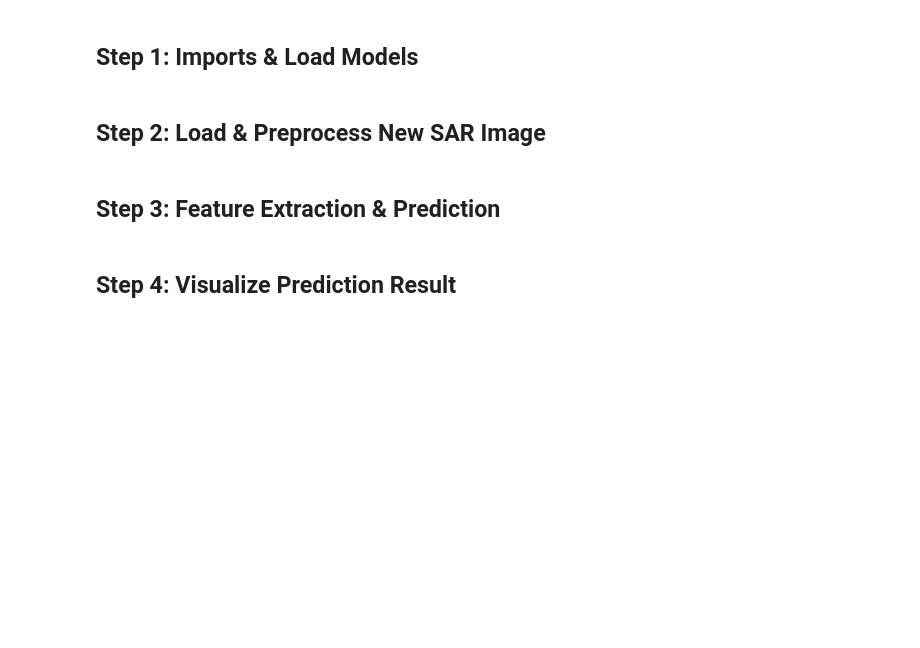
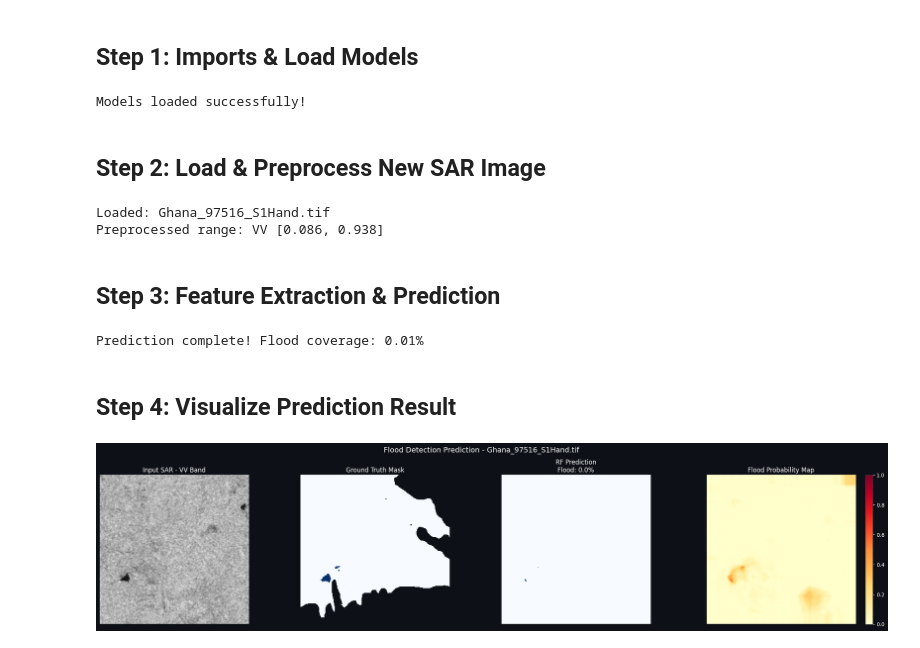
Before and after one commit to Impana2305/Sar-Spatiotemporal-Analysis, a Jupyter notebook: notebooks/05_prediction_pipeline.ipynb, the cells around one changed output. Cells and saved outputs as stored; diff of their text form; code cells hidden in the pictures; blank space fills up the shorter version.

```diff
--- a/notebooks/05_prediction_pipeline.ipynb
+++ b/notebooks/05_prediction_pipeline.ipynb
@@ -10,9 +10,11 @@ This notebook demonstrates the **complete inference pipeline** for flood detecti
 # %% [markdown]
 ## Step 1: Imports & Load Models
 # %%
-import os
-import sys
-sys.path.insert(0, '..')
+import os, sys
+# Set project root path cleanly
+ROOT_DIR = os.path.abspath('..') if os.path.exists('../config.json') else os.path.abspath('.')
+if ROOT_DIR not in sys.path:
+    sys.path.insert(0, ROOT_DIR)
 
 import numpy as np
 import matplotlib.pyplot as plt
@@ -24,6 +26,11 @@ from scipy.ndimage import uniform_filter
 from models import ConvAutoencoder
 from utils import set_seed, load_config
 
+config = load_config(os.path.join(ROOT_DIR, 'config.json'))
+set_seed(config['training']['seed'])
+device = torch.device('cuda' if torch.cuda.is_available() else 'cpu')
+TARGET_SIZE = tuple(config['data']['target_size'])
+
 plt.rcParams['figure.facecolor'] = '#0d1117'
 plt.rcParams['axes.facecolor'] = '#161b22'
 plt.rcParams['text.color'] = 'white'
@@ -31,32 +38,24 @@ plt.rcParams['axes.labelcolor'] = 'white'
 plt.rcParams['xtick.color'] = 'white'
 plt.rcParams['ytick.color'] = 'white'
 
-config = load_config('../config.json')
-set_seed(config['training']['seed'])
-device = torch.device('cuda' if torch.cuda.is_available() else 'cpu')
-TARGET_SIZE = tuple(config['data']['target_size'])
-
-# Load autoencoder
+models_dir = os.path.join(ROOT_DIR, 'models')
 autoencoder = ConvAutoencoder(dropout_rate=config['model']['dropout_rate']).to(device)
-autoencoder.load_state_dict(torch.load('../models/best_autoencoder.pth', weights_only=True))
+autoencoder.load_state_dict(torch.load(os.path.join(models_dir, 'best_autoencoder.pth'), weights_only=True))
 autoencoder.eval()
 
-# Load Random Forest
-rf_model = joblib.load('../models/random_forest.pkl')
-
+rf_model = joblib.load(os.path.join(models_dir, 'random_forest.pkl'))
 print('Models loaded successfully!')
-print(f'Target image size: {TARGET_SIZE}')
+# %% [output]
+Models loaded successfully!
 # %% [markdown]
 ## Step 2: Load & Preprocess New SAR Image
 # %%
-S1_DIR = '../' + config['data']['s1_dir']
-LABEL_DIR = '../' + config['data']['label_dir']
+S1_DIR = os.path.join(ROOT_DIR, config['data']['s1_dir'])
+LABEL_DIR = os.path.join(ROOT_DIR, config['data']['label_dir'])
 
-# Use a sample from the dataset for demonstration
 s1_files = sorted([f for f in os.listdir(S1_DIR) if f.endswith('.tif')])
 label_files = sorted([f for f in os.listdir(LABEL_DIR) if f.endswith('.tif')])
 
-# Use last image as 'new' unseen image
 test_s1_path   = os.path.join(S1_DIR, s1_files[-1])
 test_label_path = os.path.join(LABEL_DIR, label_files[-1])
 
@@ -66,7 +65,6 @@ with rasterio.open(test_label_path) as src:
     true_label = src.read(1).astype(np.float32)
 
 print(f'Loaded: {s1_files[-1]}')
-print(f'Raw shape: {raw_s1.shape}')
 
 def preprocess_sar(raw):
     vv = np.nan_to_num(raw[0], nan=-25.0)
@@ -79,62 +77,59 @@ def preprocess_sar(raw):
 
 preprocessed = preprocess_sar(raw_s1)
 print(f'Preprocessed range: VV [{preprocessed[0].min():.3f}, {preprocessed[0].max():.3f}]')
+# %% [output]
+Loaded: Ghana_97516_S1Hand.tif
+Preprocessed range: VV [0.086, 0.938]
 # %% [markdown]
 ## Step 3: Feature Extraction & Prediction
 # %%
-# Convert to tensor & resize
-img_tensor = torch.tensor(preprocessed, dtype=torch.float32).unsqueeze(0)  # [1, 2, H, W]
+img_tensor = torch.tensor(preprocessed, dtype=torch.float32).unsqueeze(0)
 img_resized = F.interpolate(img_tensor, size=TARGET_SIZE, mode='bilinear', align_corners=False).to(device)
 
-# Extract latent features
 with torch.no_grad():
-    _, latent = autoencoder(img_resized)  # [1, 256, 8, 8]
-    latent_up = F.interpolate(latent, size=TARGET_SIZE, mode='bilinear', align_corners=False)  # [1, 256, H, W]
+    _, latent = autoencoder(img_resized)
+    latent_up = F.interpolate(latent, size=TARGET_SIZE, mode='bilinear', align_corners=False)
 
-feats = latent_up.squeeze(0).cpu().numpy().reshape(256, -1).T  # [H*W, 256]
-print(f'Feature matrix shape: {feats.shape}')
-
-# Predict with Random Forest
+feats = latent_up.squeeze(0).cpu().numpy().reshape(256, -1).T
 y_pred_flat = rf_model.predict(feats)
 pred_mask = y_pred_flat.reshape(TARGET_SIZE[0], TARGET_SIZE[1])
 pred_proba = rf_model.predict_proba(feats)[:, 1].reshape(TARGET_SIZE[0], TARGET_SIZE[1])
 
 flood_pct = 100 * pred_mask.sum() / pred_mask.size
-print(f'\nPrediction complete!')
-print(f'Predicted flood coverage: {flood_pct:.2f}%')
+print(f'Prediction complete! Flood coverage: {flood_pct:.2f}%')
+# %% [output]
+Prediction complete! Flood coverage: 0.01%
 # %% [markdown]
 ## Step 4: Visualize Prediction Result
 # %%
 vv_disp = img_resized[0, 0].cpu().numpy()
-vh_disp = img_resized[0, 1].cpu().numpy()
-
-# True label display
 true_resized = F.interpolate(
     torch.tensor(true_label).unsqueeze(0).unsqueeze(0), size=TARGET_SIZE, mode='nearest'
 ).squeeze().numpy()
 true_display = np.where(true_resized == -1, np.nan, true_resized)
 
 fig, axes = plt.subplots(1, 4, figsize=(22, 5))
-fig.suptitle(f'Flood Detection Prediction — {s1_files[-1][:25]}', fontsize=14, color='white')
+fig.suptitle(f'Flood Detection Prediction - {s1_files[-1][:25]}', fontsize=14, color='white')
 
 axes[0].imshow(vv_disp, cmap='gray')
-axes[0].set_title('Input SAR — VV Band')
+axes[0].set_title('Input SAR - VV Band')
 axes[0].axis('off')
 
 axes[1].imshow(true_display, cmap='Blues', vmin=0, vmax=1)
 axes[1].set_title('Ground Truth Mask')
 axes[1].axis('off')
 
 axes[2].imshow(pred_mask, cmap='Blues', vmin=0, vmax=1)
 axes[2].set_title(f'RF Prediction\nFlood: {flood_pct:.1f}%')
 axes[2].axis('off')
 
 im = axes[3].imshow(pred_proba, cmap='YlOrRd', vmin=0, vmax=1)
 axes[3].set_title('Flood Probability Map')
 axes[3].axis('off')
 plt.colorbar(im, ax=axes[3], fraction=0.046)
 
 plt.tight_layout()
-plt.savefig('../data/prediction_result.png', dpi=120, bbox_inches='tight', facecolor='#0d1117')
+plt.savefig(os.path.join(ROOT_DIR, 'data/prediction_result.png'), dpi=120, bbox_inches='tight', facecolor='#0d1117')
 plt.show()
-print('Prediction pipeline complete!')
+# %% [output]
+[figure, added]
```
Also changed, not shown: parts of 1 cell of this notebook, 23 other files.
